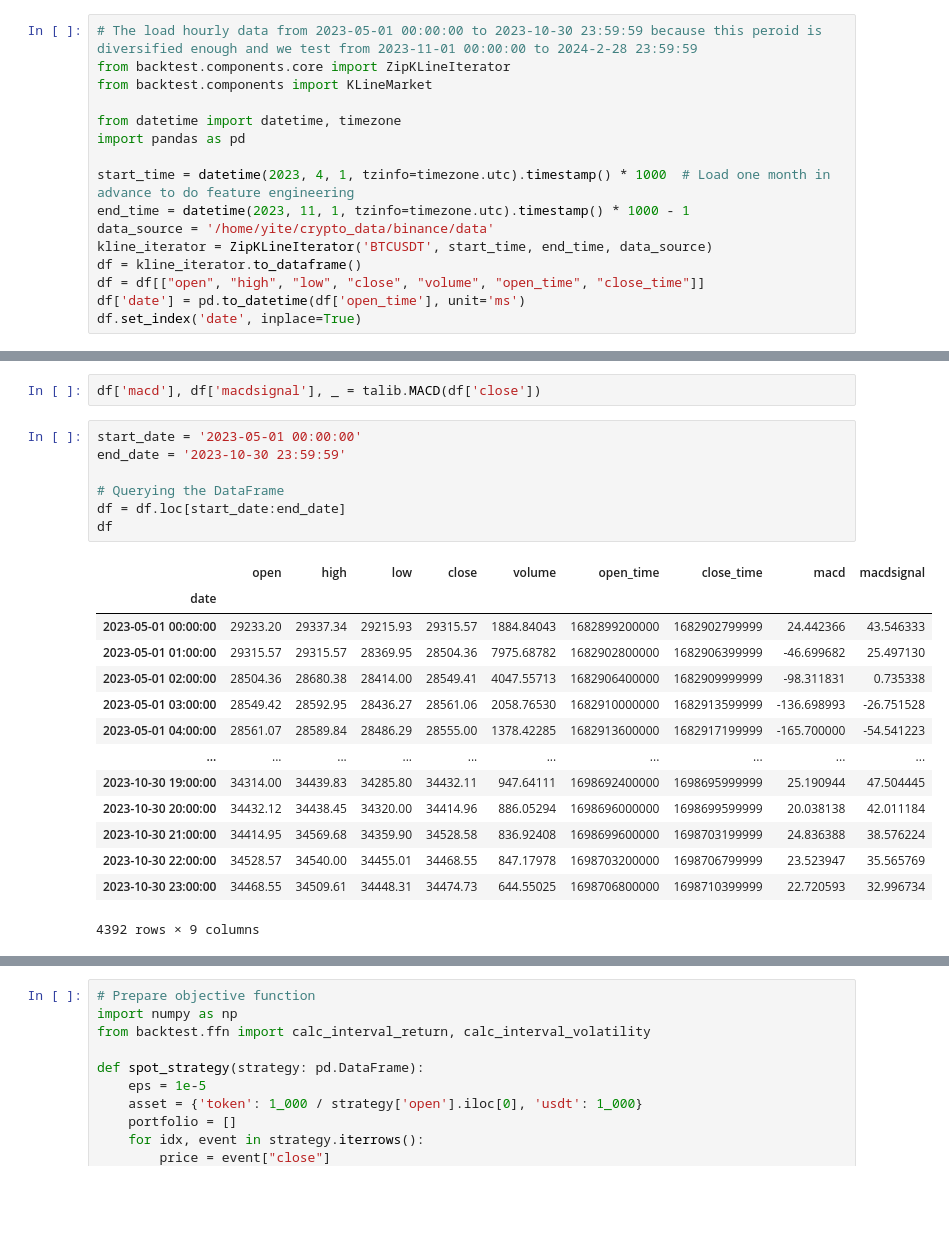
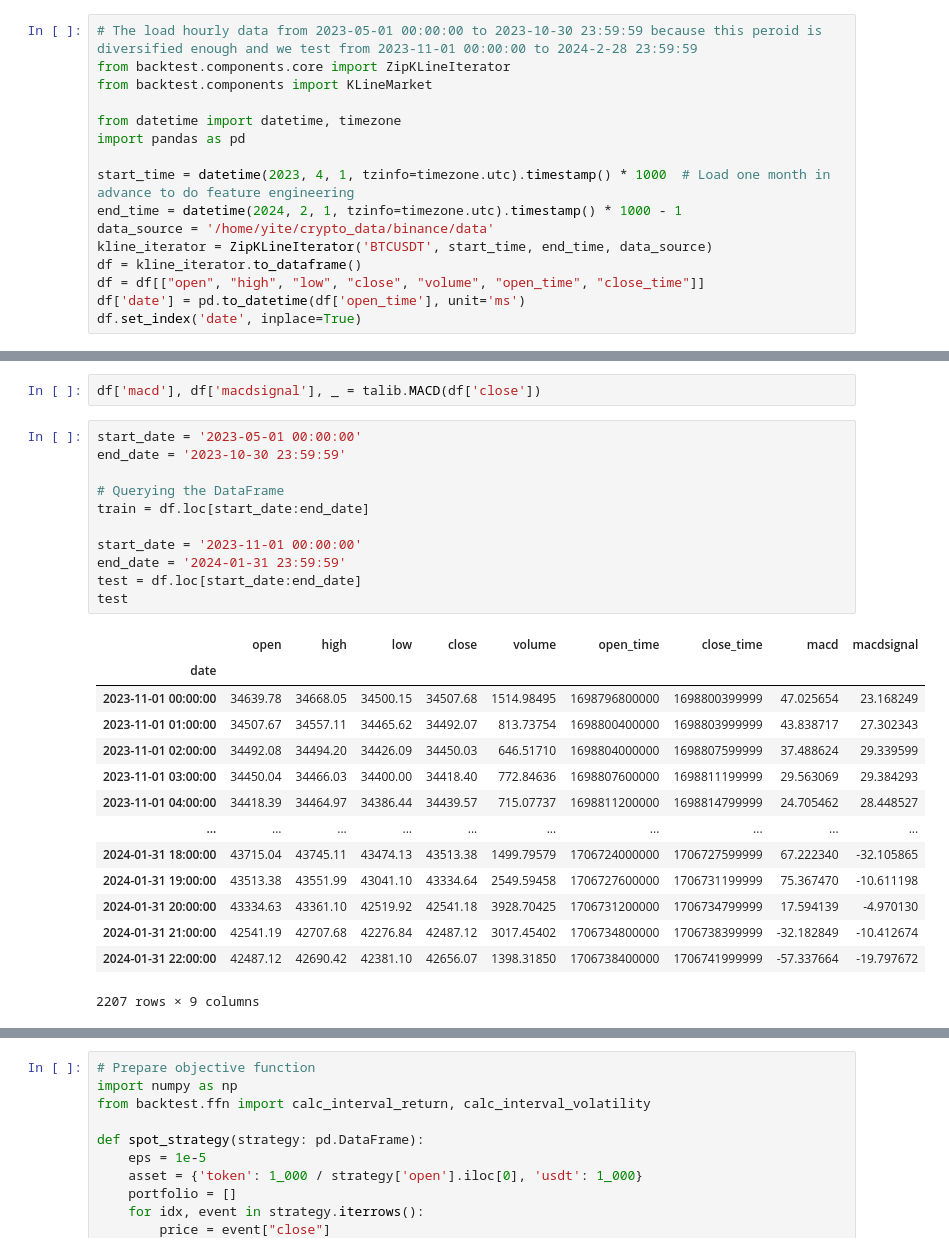
Before and after one commit to BullionBear/crypto-backtest, a Jupyter notebook: notebooks/6_two_plane_solution.ipynb, the cells around one changed output, grey strips where cells are left out. Cells and saved outputs as stored; diff of their text form; blank space fills up the shorter version.

```diff
--- a/notebooks/6_two_plane_solution.ipynb
+++ b/notebooks/6_two_plane_solution.ipynb
@@ -56,7 +56,7 @@ from datetime import datetime, timezone
 import pandas as pd
 
 start_time = datetime(2023, 4, 1, tzinfo=timezone.utc).timestamp() * 1000  # Load one month in advance to do feature engineering
-end_time = datetime(2023, 11, 1, tzinfo=timezone.utc).timestamp() * 1000 - 1
+end_time = datetime(2024, 2, 1, tzinfo=timezone.utc).timestamp() * 1000 - 1
 data_source = '/home/yite/crypto_data/binance/data'
 kline_iterator = ZipKLineIterator('BTCUSDT', start_time, end_time, data_source)
 df = kline_iterator.to_dataframe()
@@ -90,25 +90,29 @@ df['macd'], df['macdsignal'], _ = talib.MACD(df['close'])
 # %%
 start_date = '2023-05-01 00:00:00'
 end_date = '2023-10-30 23:59:59'
 
 # Querying the DataFrame
-df = df.loc[start_date:end_date]
-df
+train = df.loc[start_date:end_date]
+
+start_date = '2023-11-01 00:00:00'
+end_date = '2024-01-31 23:59:59'
+test = df.loc[start_date:end_date]
+test
 # %% [output]
 |  | open | high | low | close | volume | open_time | close_time | macd | macdsignal |
 | date |  |  |  |  |  |  |  |  |  |
-| 2023-05-01 00:00:00 | 29233.20 | 29337.34 | 29215.93 | 29315.57 | 1884.84043 | 1682899200000 | 1682902799999 | 24.442366 | 43.546333 |
-| 2023-05-01 01:00:00 | 29315.57 | 29315.57 | 28369.95 | 28504.36 | 7975.68782 | 1682902800000 | 1682906399999 | -46.699682 | 25.497130 |
-| 2023-05-01 02:00:00 | 28504.36 | 28680.38 | 28414.00 | 28549.41 | 4047.55713 | 1682906400000 | 1682909999999 | -98.311831 | 0.735338 |
-| 2023-05-01 03:00:00 | 28549.42 | 28592.95 | 28436.27 | 28561.06 | 2058.76530 | 1682910000000 | 1682913599999 | -136.698993 | -26.751528 |
-| 2023-05-01 04:00:00 | 28561.07 | 28589.84 | 28486.29 | 28555.00 | 1378.42285 | 1682913600000 | 1682917199999 | -165.700000 | -54.541223 |
+| 2023-11-01 00:00:00 | 34639.78 | 34668.05 | 34500.15 | 34507.68 | 1514.98495 | 1698796800000 | 1698800399999 | 47.025654 | 23.168249 |
+| 2023-11-01 01:00:00 | 34507.67 | 34557.11 | 34465.62 | 34492.07 | 813.73754 | 1698800400000 | 1698803999999 | 43.838717 | 27.302343 |
+| 2023-11-01 02:00:00 | 34492.08 | 34494.20 | 34426.09 | 34450.03 | 646.51710 | 1698804000000 | 1698807599999 | 37.488624 | 29.339599 |
+| 2023-11-01 03:00:00 | 34450.04 | 34466.03 | 34400.00 | 34418.40 | 772.84636 | 1698807600000 | 1698811199999 | 29.563069 | 29.384293 |
+| 2023-11-01 04:00:00 | 34418.39 | 34464.97 | 34386.44 | 34439.57 | 715.07737 | 1698811200000 | 1698814799999 | 24.705462 | 28.448527 |
 | ... | ... | ... | ... | ... | ... | ... | ... | ... | ... |
-| 2023-10-30 19:00:00 | 34314.00 | 34439.83 | 34285.80 | 34432.11 | 947.64111 | 1698692400000 | 1698695999999 | 25.190944 | 47.504445 |
-| 2023-10-30 20:00:00 | 34432.12 | 34438.45 | 34320.00 | 34414.96 | 886.05294 | 1698696000000 | 1698699599999 | 20.038138 | 42.011184 |
-| 2023-10-30 21:00:00 | 34414.95 | 34569.68 | 34359.90 | 34528.58 | 836.92408 | 1698699600000 | 1698703199999 | 24.836388 | 38.576224 |
-| 2023-10-30 22:00:00 | 34528.57 | 34540.00 | 34455.01 | 34468.55 | 847.17978 | 1698703200000 | 1698706799999 | 23.523947 | 35.565769 |
-| 2023-10-30 23:00:00 | 34468.55 | 34509.61 | 34448.31 | 34474.73 | 644.55025 | 1698706800000 | 1698710399999 | 22.720593 | 32.996734 |
+| 2024-01-31 18:00:00 | 43715.04 | 43745.11 | 43474.13 | 43513.38 | 1499.79579 | 1706724000000 | 1706727599999 | 67.222340 | -32.105865 |
+| 2024-01-31 19:00:00 | 43513.38 | 43551.99 | 43041.10 | 43334.64 | 2549.59458 | 1706727600000 | 1706731199999 | 75.367470 | -10.611198 |
+| 2024-01-31 20:00:00 | 43334.63 | 43361.10 | 42519.92 | 42541.18 | 3928.70425 | 1706731200000 | 1706734799999 | 17.594139 | -4.970130 |
+| 2024-01-31 21:00:00 | 42541.19 | 42707.68 | 42276.84 | 42487.12 | 3017.45402 | 1706734800000 | 1706738399999 | -32.182849 | -10.412674 |
+| 2024-01-31 22:00:00 | 42487.12 | 42690.42 | 42381.10 | 42656.07 | 1398.31850 | 1706738400000 | 1706741999999 | -57.337664 | -19.797672 |
-4392 rows × 9 columns
+2207 rows × 9 columns
 # %%
 import plotly.graph_objects as go
 
```
Also changed, not shown: parts of 7 cells of this notebook, 1 other file.
